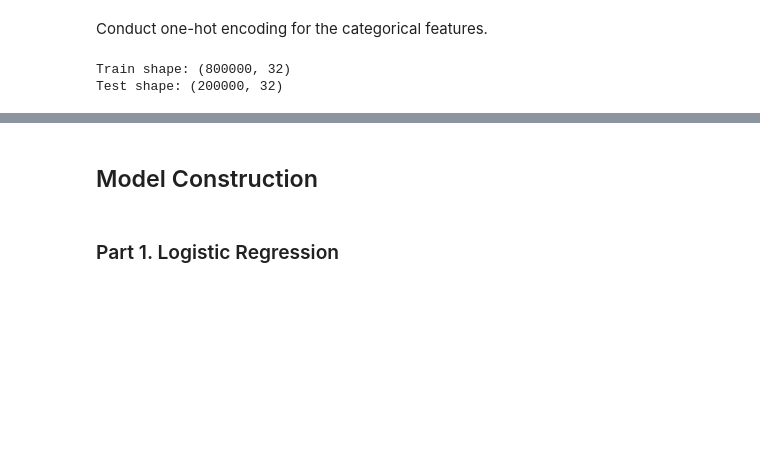
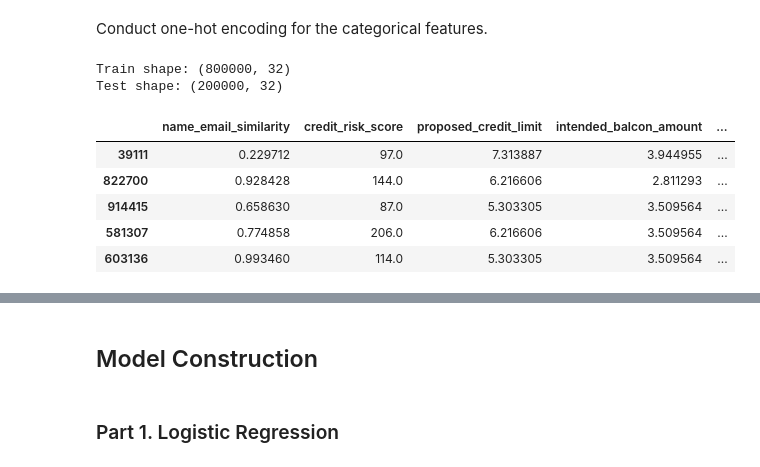
Before and after one commit to mrlizhaozhi/application-fraud-bank-account-opening, a Jupyter notebook: BAF-Fraud-Detection-Models.ipynb, the cells around one changed output, grey strips where cells are left out. Saved outputs shown, nothing was run; the diff lists cells and outputs as text; code cells hidden in the pictures; blank space fills up the shorter version.

```diff
--- a/BAF-Fraud-Detection-Models.ipynb
+++ b/BAF-Fraud-Detection-Models.ipynb
@@ -1602,3 +1602,12 @@ print("Test shape:", X_test_encoded.shape)
 # %% [output]
 Train shape: (800000, 32)
 Test shape: (200000, 32)
+# %%
+X_train_encoded.head()
+# %% [output]
+|  | name_email_similarity | credit_risk_score | proposed_credit_limit | intended_balcon_amount | ... |
+| 39111 | 0.229712 | 97.0 | 7.313887 | 3.944955 | ... |
+| 822700 | 0.928428 | 144.0 | 6.216606 | 2.811293 | ... |
+| 914415 | 0.658630 | 87.0 | 5.303305 | 3.509564 | ... |
+| 581307 | 0.774858 | 206.0 | 6.216606 | 3.509564 | ... |
+| 603136 | 0.993460 | 114.0 | 5.303305 | 3.509564 | ... |
```
Also changed, not shown: parts of 8 cells of this notebook.
